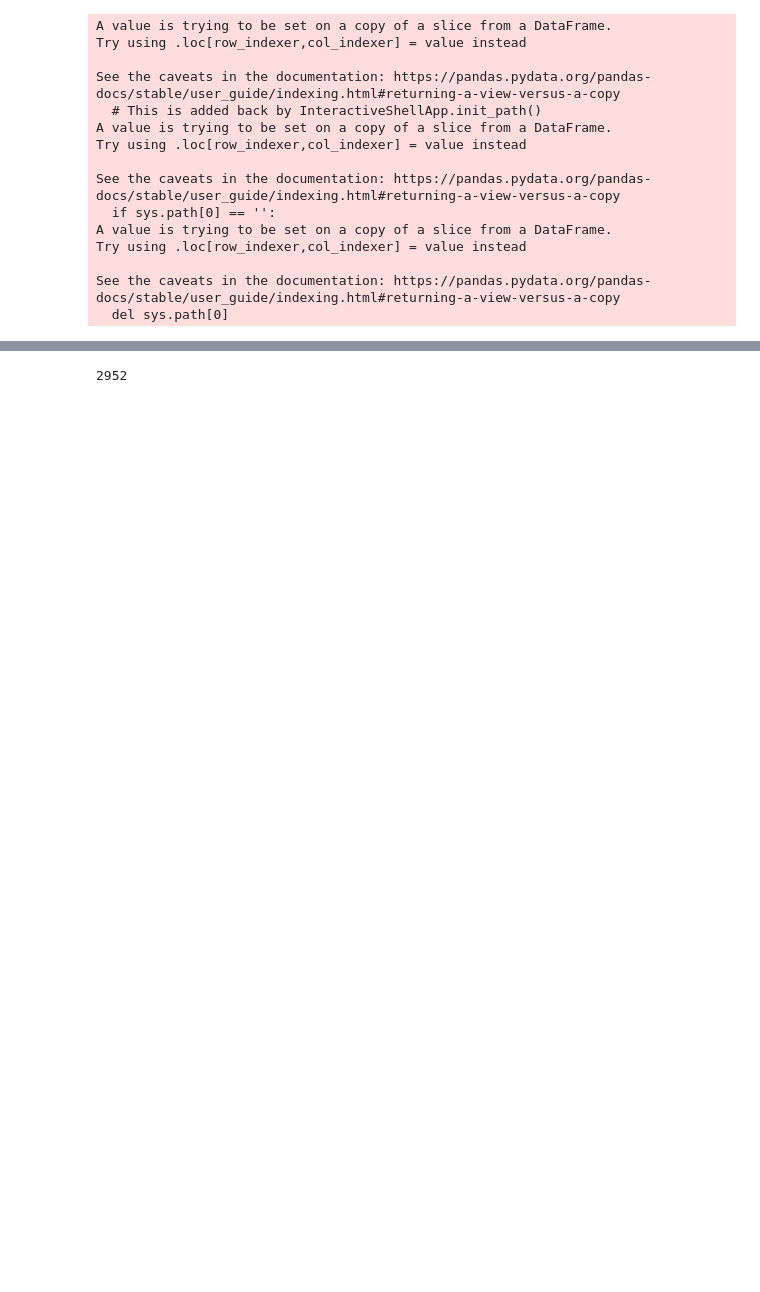
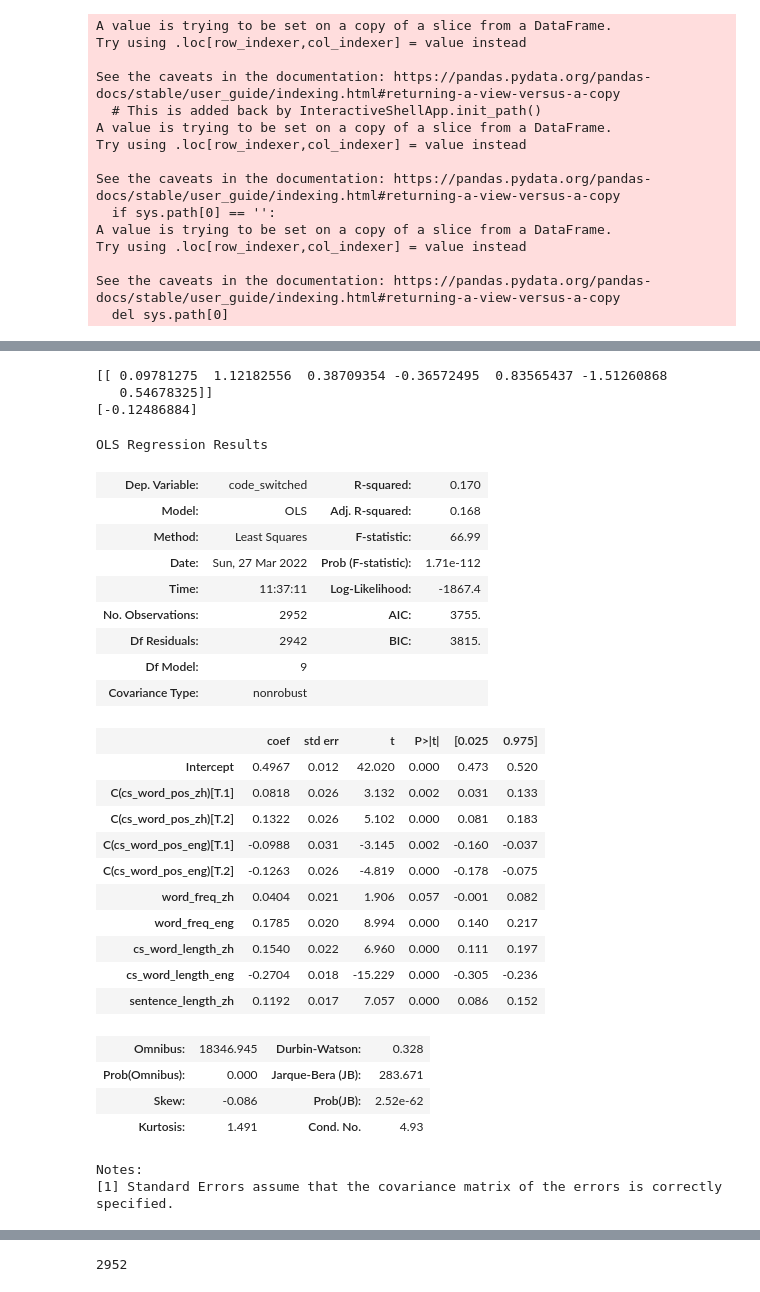
Before and after one commit to db758/code-switching, a Jupyter notebook: notebooks/regression.ipynb, the cells around one changed output, grey strips where cells are left out. Cells and saved outputs as stored; diff of their text form; code cells hidden in the pictures; blank space fills up the shorter version.

```diff
--- a/notebooks/regression.ipynb
+++ b/notebooks/regression.ipynb
@@ -342,0 +543,3 @@ import numpy as np
+# %%
+without_surp_eng_final = without_surp_eng[['word_freq_zh', 'word_freq_eng', 'cs_word_pos_zh', 'cs_word_pos_eng',
+                                 'cs_word_length_zh', 'cs_word_length_eng', 'sentence_length_zh']]
@@ -388,0 +597,19 @@ from sklearn.metrics import classification_report, mean_squared_error
+# %%
+cs_word_frequency = np.array(without_surp_eng_final['word_freq_zh'])
+cs_word_length = np.array(without_surp_eng_final['cs_word_length_zh'])
+sentence_length = np.array(without_surp_eng_final['sentence_length_zh'])
+cs_word_frequency_eng = np.array(without_surp_eng_final['word_freq_eng'])
+cs_word_length_eng = np.array(without_surp_eng_final['cs_word_length_eng'])
+
+cs_word_frequency_new = 0.5*(cs_word_frequency-np.mean(cs_word_frequency))/np.std(cs_word_frequency)
+cs_word_length_new = 0.5*(cs_word_length-np.mean(cs_word_length))/np.std(cs_word_length)
+sentence_length_new = 0.5*(sentence_length-np.mean(sentence_length))/np.std(sentence_length)
+cs_word_frequency_eng_new = 0.5*(cs_word_frequency_eng-np.mean(cs_word_frequency_eng))/np.std(cs_word_frequency_eng)
+cs_word_length_eng_new = 0.5*(cs_word_length_eng-np.mean(cs_word_length_eng))/np.std(cs_word_length_eng)
+
+
+without_surp_eng_final['word_freq_zh'] = cs_word_frequency_new
+without_surp_eng_final['cs_word_length_zh'] = cs_word_length_new
+without_surp_eng_final['sentence_length_zh'] = sentence_length_new
+without_surp_eng_final['word_freq_eng'] = cs_word_frequency_eng_new
+without_surp_eng_final['cs_word_length_eng'] = cs_word_length_eng_new
@@ -529,3 +772,7 @@ mean test f1 micro: 0.5806229958772332
 # print('AIC: %.3f' % aic)
 # bic = calculate_bic(len(y), ll, num_params)
 # print('BIC: %.3f' % bic)
+# %%
+X = without_surp_eng_final
+y = without_surp_eng['code_switched']
+X_train, X_test, y_train, y_test = train_test_split(X, y, test_size=0.3, random_state=0)
@@ -531,0 +794,41 @@ mean test f1 micro: 0.5806229958772332
+# %%
+print(clf.coef_)
+print(clf.intercept_)
+# %% [output]
+[[ 0.09781275  1.12182556  0.38709354 -0.36572495  0.83565437 -1.51260868
+   0.54678325]]
+[-0.12486884]
+# %%
+without_surp_eng_final_new = X.copy()
+without_surp_eng_final_new['code_switched'] = y.copy()
+# %%
+model = smf.ols(formula="code_switched ~ word_freq_zh + word_freq_eng + C(cs_word_pos_zh) + C(cs_word_pos_eng) + cs_word_length_zh + cs_word_length_eng + sentence_length_zh",data=without_surp_eng_final_new).fit()
+model.summary()
+# %% [output]
+OLS Regression Results
+| Dep. Variable: | code_switched | R-squared: | 0.170 |
+| Model: | OLS | Adj. R-squared: | 0.168 |
+| Method: | Least Squares | F-statistic: | 66.99 |
+| Date: | Sun, 27 Mar 2022 | Prob (F-statistic): | 1.71e-112 |
+| Time: | 11:37:11 | Log-Likelihood: | -1867.4 |
+| No. Observations: | 2952 | AIC: | 3755. |
+| Df Residuals: | 2942 | BIC: | 3815. |
+| Df Model: | 9 |  |  |
+| Covariance Type: | nonrobust |  |  |
+|  | coef | std err | t | P>|t| | [0.025 | 0.975] |
+| Intercept | 0.4967 | 0.012 | 42.020 | 0.000 | 0.473 | 0.520 |
+| C(cs_word_pos_zh)[T.1] | 0.0818 | 0.026 | 3.132 | 0.002 | 0.031 | 0.133 |
+| C(cs_word_pos_zh)[T.2] | 0.1322 | 0.026 | 5.102 | 0.000 | 0.081 | 0.183 |
+| C(cs_word_pos_eng)[T.1] | -0.0988 | 0.031 | -3.145 | 0.002 | -0.160 | -0.037 |
+| C(cs_word_pos_eng)[T.2] | -0.1263 | 0.026 | -4.819 | 0.000 | -0.178 | -0.075 |
+| word_freq_zh | 0.0404 | 0.021 | 1.906 | 0.057 | -0.001 | 0.082 |
+| word_freq_eng | 0.1785 | 0.020 | 8.994 | 0.000 | 0.140 | 0.217 |
+| cs_word_length_zh | 0.1540 | 0.022 | 6.960 | 0.000 | 0.111 | 0.197 |
+| cs_word_length_eng | -0.2704 | 0.018 | -15.229 | 0.000 | -0.305 | -0.236 |
+| sentence_length_zh | 0.1192 | 0.017 | 7.057 | 0.000 | 0.086 | 0.152 |
+| Omnibus: | 18346.945 | Durbin-Watson: | 0.328 |
+| Prob(Omnibus): | 0.000 | Jarque-Bera (JB): | 283.671 |
+| Skew: | -0.086 | Prob(JB): | 2.52e-62 |
+| Kurtosis: | 1.491 | Cond. No. | 4.93 |
+Notes:
+[1] Standard Errors assume that the covariance matrix of the errors is correctly specified.
```
Also changed, not shown: parts of 146 cells of this notebook, 1 other file.
